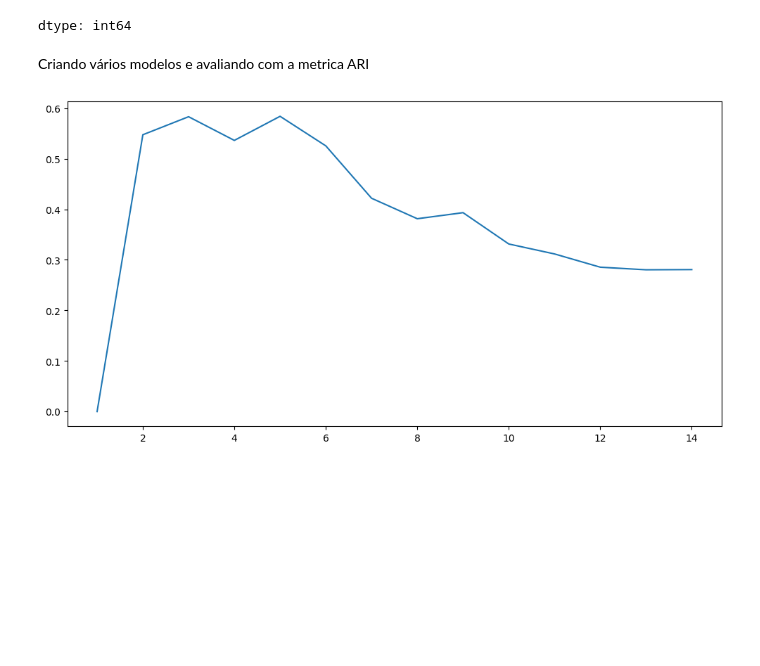
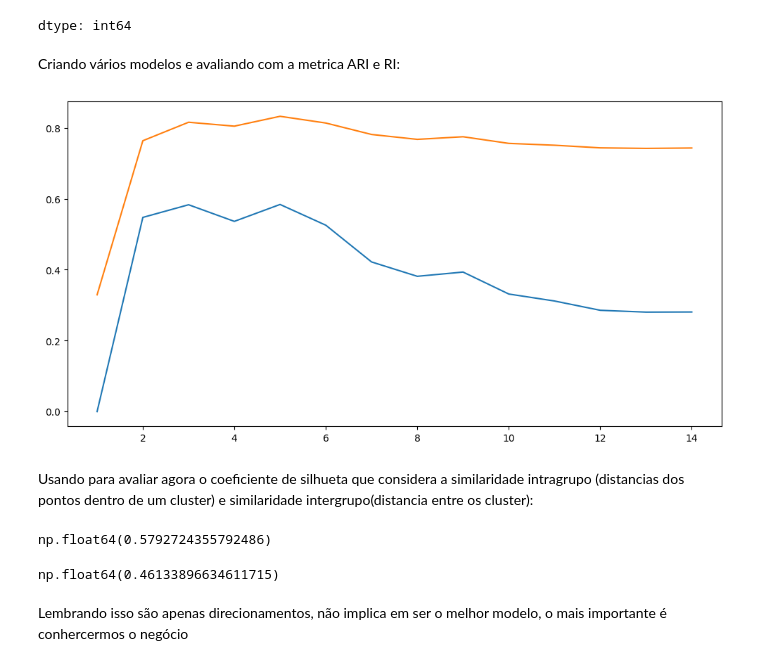
Before and after one commit to HMendesDev/Data-Science, a Jupyter notebook: KMeans.ipynb, the cells around one changed output. Saved outputs shown, nothing was run; the diff lists cells and outputs as text; code cells hidden in the pictures; blank space fills up the shorter version.

```diff
--- a/KMeans.ipynb
+++ b/KMeans.ipynb
@@ -268,9 +268,10 @@ df["cluster3"].value_counts()
 | 1 | 45 |
 dtype: int64
 # %% [markdown]
-Criando vários modelos e avaliando com a metrica ARI
+Criando vários modelos e avaliando com a metrica ARI e RI:
 # %%
 ARI = []
+RI = []
 valores_k1 = []
 
 for i in range(1,15,1):
@@ -278,10 +279,24 @@ for i in range(1,15,1):
   kmeans.fit(X)
   label = kmeans.predict(X)
   ARI.append(adjusted_rand_score(df["class"], label))
+  RI.append(rand_score(df["class"], label))
   valores_k1.append(i)
 # %%
 plt.figure(figsize=(12,6))
 plt.plot(valores_k1, ARI)
+plt.plot(valores_k1,RI)
 plt.show()
 # %% [output]
-[figure, old version]
+[figure, new version]
+# %% [markdown]
+Usando para avaliar agora o coeficiente de silhueta que considera a similaridade intragrupo (distancias dos pontos dentro de um cluster) e similaridade intergrupo(distancia entre os cluster):
+# %%
+silhouette_score(X, predict_kmeans2) # Coeficiente do modelo com 2 grupos
+# %% [output]
+np.float64(0.5792724355792486)
+# %%
+silhouette_score(X, predict_kmeans3) # Coeficiente do modelo com 3 grupos
+# %% [output]
+np.float64(0.46133896634611715)
+# %% [markdown]
+Lembrando isso são apenas direcionamentos, não implica em ser o melhor modelo, o mais importante é conhercermos o negócio
```
Also changed, not shown: parts of 2 cells of this notebook.
